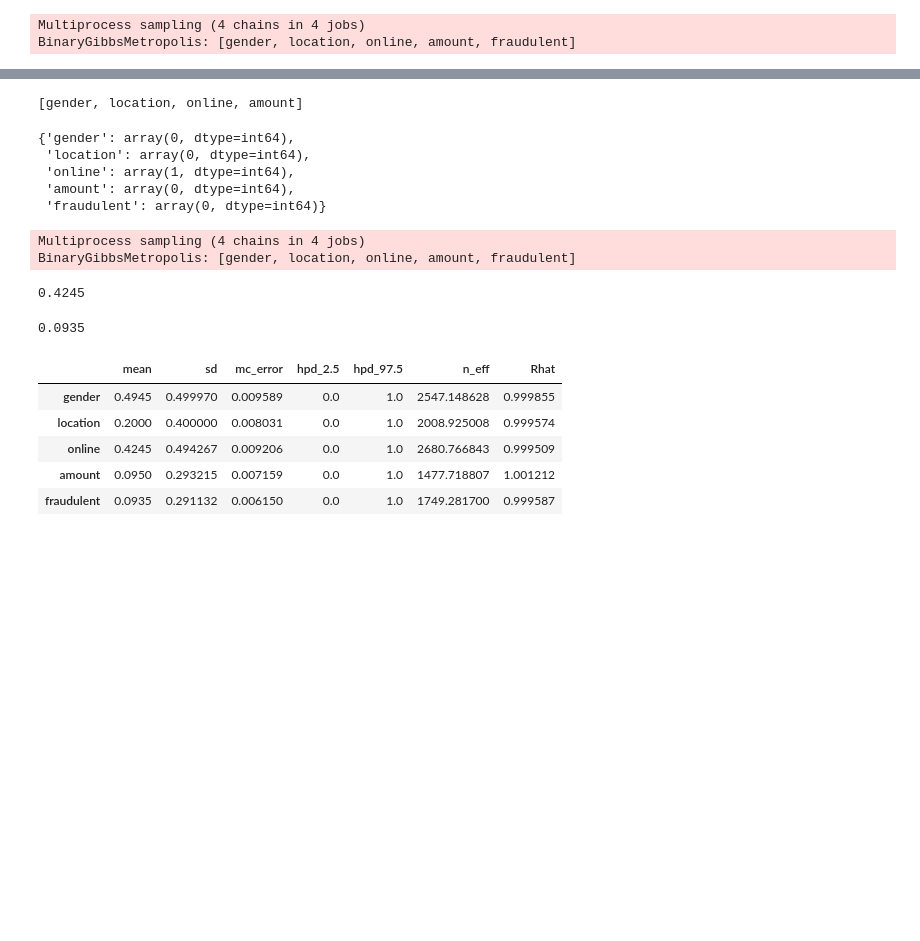
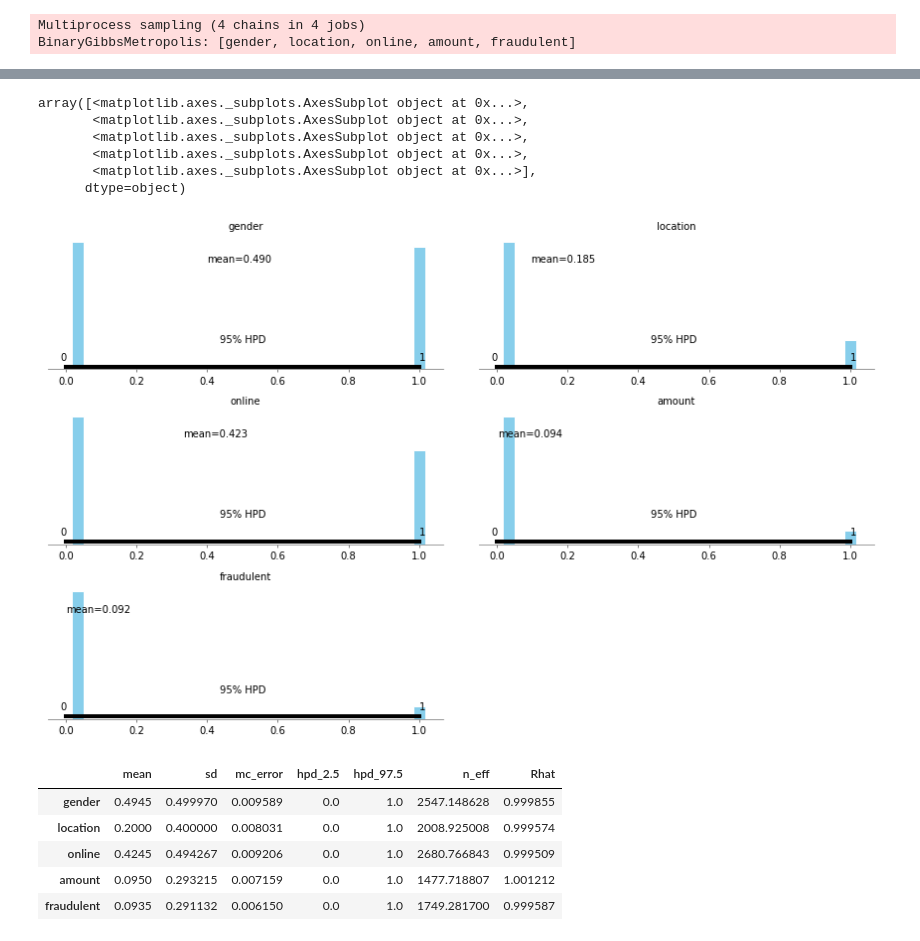
Before and after one commit to WillKoehrsen/probabilistic-programming, a Jupyter notebook: notebooks/intro_pp.ipynb, the cells around one changed output, grey strips where cells are left out. Saved outputs shown, nothing was run; the diff lists cells and outputs as text; code cells hidden in the pictures; blank space fills up the shorter version.

```diff
--- a/notebooks/intro_pp.ipynb
+++ b/notebooks/intro_pp.ipynb
@@ -142,29 +136,13 @@ with pm.Model() as model:
-# %%
-model.vars
-# %% [output]
-[gender, location, online, amount]
-# %%
-model.test_point
-# %% [output]
-{'gender': array(0, dtype=int64),
- 'location': array(0, dtype=int64),
- 'online': array(1, dtype=int64),
- 'amount': array(0, dtype=int64),
- 'fraudulent': array(0, dtype=int64)}
-# %%
-with model:
-    trace = pm.sample()
-# %% [output]
-Multiprocess sampling (4 chains in 4 jobs)
-BinaryGibbsMetropolis: [gender, location, online, amount, fraudulent]
-# %%
-trace['online'].mean()
-# %% [output]
-0.4245
-# %%
-trace['fraudulent'].mean()
-# %% [output]
-0.0935
+# %%
+pm.plot_posterior(trace)
+# %% [output]
+array([<matplotlib.axes._subplots.AxesSubplot object at 0x...>,
+       <matplotlib.axes._subplots.AxesSubplot object at 0x...>,
+       <matplotlib.axes._subplots.AxesSubplot object at 0x...>,
+       <matplotlib.axes._subplots.AxesSubplot object at 0x...>,
+       <matplotlib.axes._subplots.AxesSubplot object at 0x...>],
+      dtype=object)
+[figure, added]
 # %%
 with model:
     x = pm.model_graph
```
Also changed, not shown: parts of 11 cells of this notebook.
